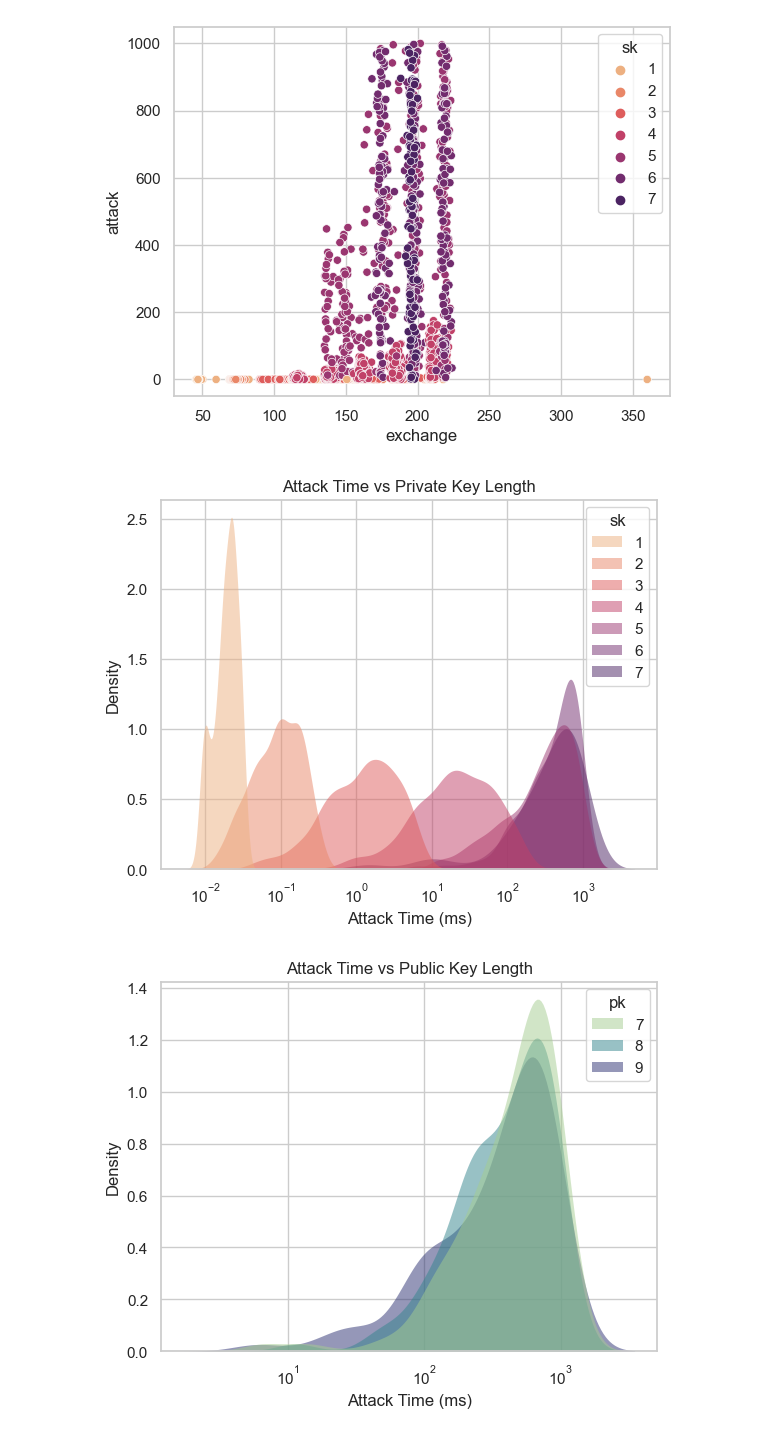
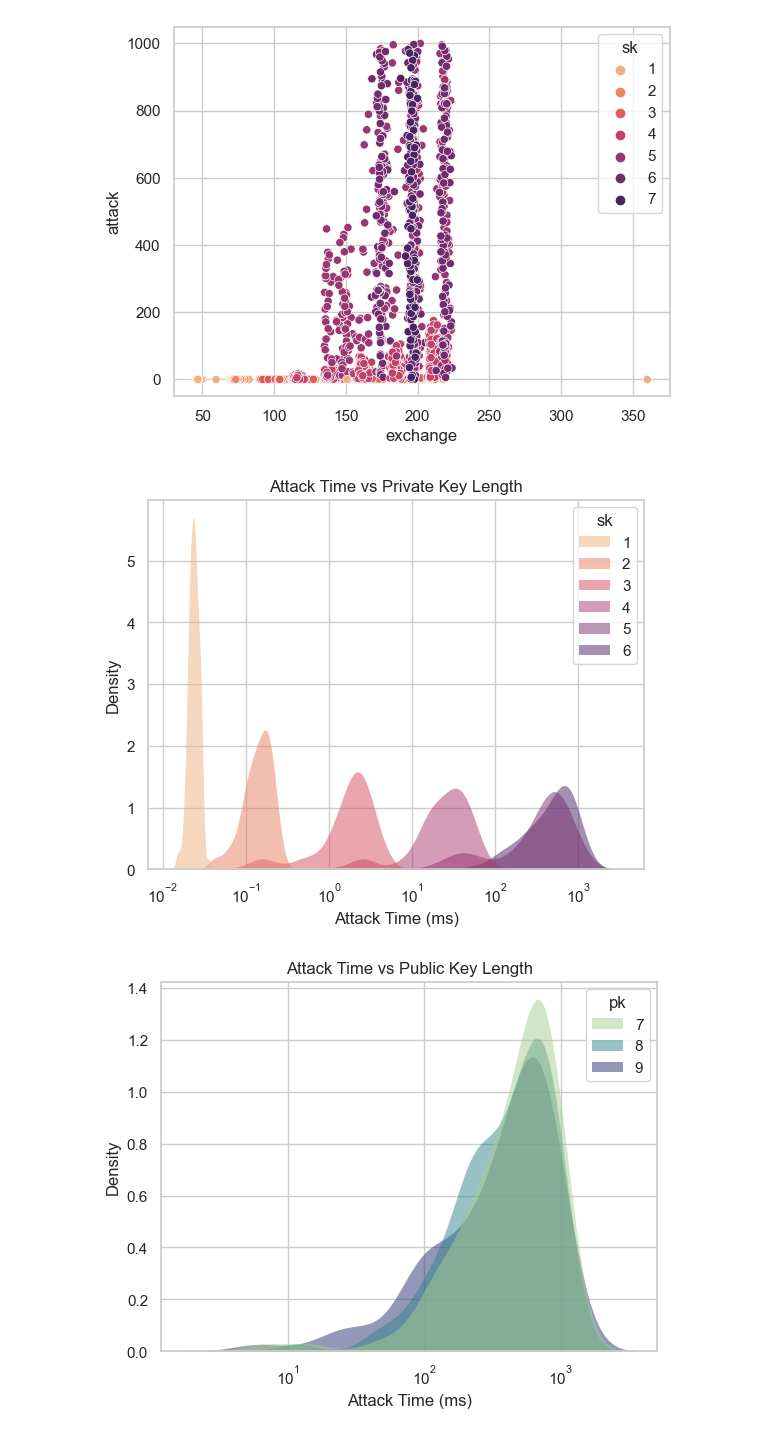
Before and after one commit to reednel/aag, a Jupyter notebook: simulations/MichaelGraphs.ipynb, the cells around one changed output. Saved outputs shown, nothing was run; the diff lists cells and outputs as text; code cells hidden in the pictures.

```diff
--- a/simulations/MichaelGraphs.ipynb
+++ b/simulations/MichaelGraphs.ipynb
@@ -37,3 +37,7 @@ gfg = sns.jointplot(data=df, x='exchange', y='attack', hue='sk', palette='flare'
 plt.show()
 # %% [output]
 [figure]
+# %%
+sns.set_theme(style="whitegrid")
+gfg = sns.jointplot(data=df.query("sk==5"), x='exchange', y='attack', hue='pk', type='sk', palette='flare')
+plt.show()
@@ -46,14 +53,14 @@ plt.show()
 # %%
 sns.set_theme(style="whitegrid")
 gfg = sns.kdeplot(
-   data=df, x="attack", hue="sk",
+   data=df[df['pk']==7], x="attack", hue="sk",
    fill=True, common_norm=False, palette="flare",
    alpha=.5, linewidth=0, log_scale=True
 )
 gfg.set(title="Attack Time vs Private Key Length", xlabel="Attack Time (ms)")
 plt.show()
 # %% [output]
-[figure, old version]
+[figure, new version]
 # %%
 sns.set_theme(style="whitegrid")
 df2 = df[df['sk'] == 6]
```
Also changed, not shown: parts of 2 cells of this notebook, 2 other files.
